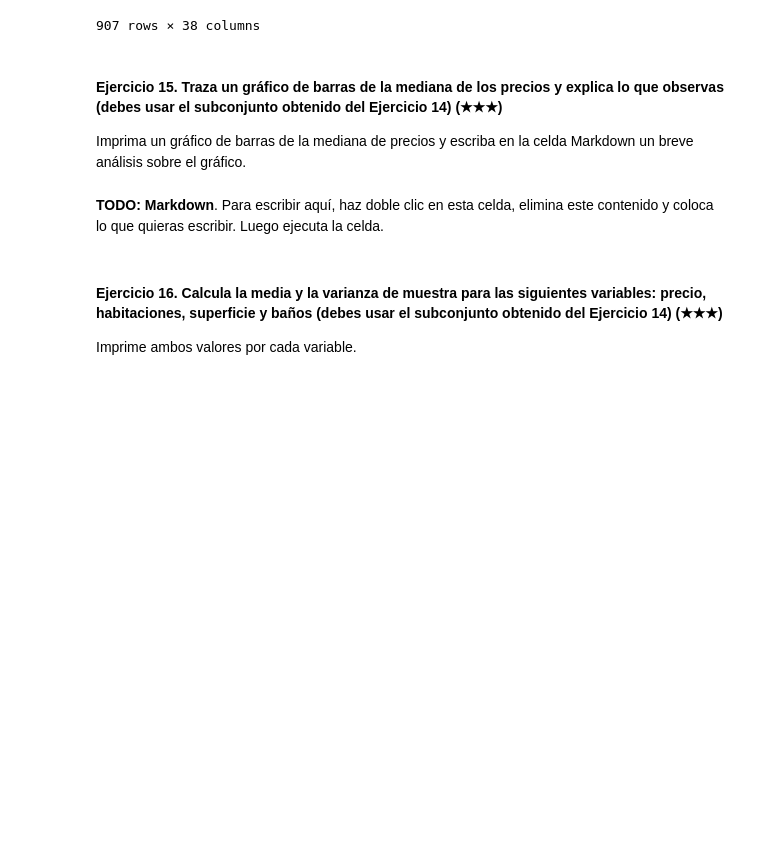
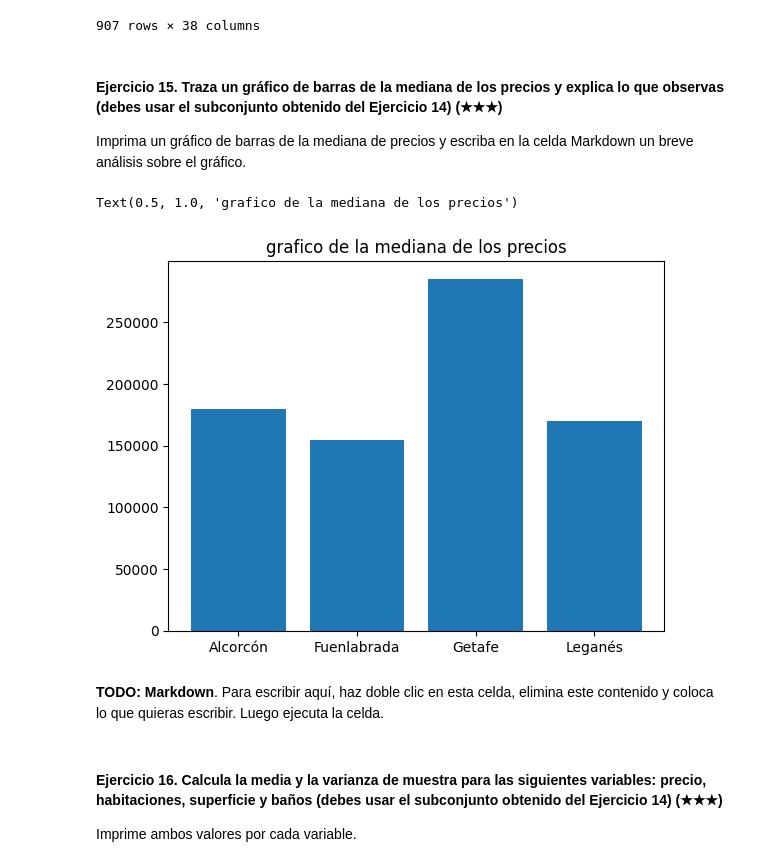
Before and after one commit to monikaguilar/realestate-datacleanup-exercise, a Jupyter notebook: project.es.ipynb, the cells around one changed output. Saved outputs shown, nothing was run; the diff lists cells and outputs as text; code cells hidden in the pictures; blank space fills up the shorter version.

```diff
--- a/project.es.ipynb
+++ b/project.es.ipynb
@@ -312,7 +312,12 @@ cinturonsur
 
 Imprima un gráfico de barras de la mediana de precios y escriba en la celda Markdown un breve análisis sobre el gráfico.
 # %%
-# TODO: Code
+mediana=cinturonsur.groupby("level5")["price"].median()
+plt.bar(mediana.index, mediana)
+plt.title("grafico de la mediana de los precios")
+# %% [output]
+Text(0.5, 1.0, 'grafico de la mediana de los precios')
+[figure, added]
 # %% [markdown]
 **TODO: Markdown**. Para escribir aquí, haz doble clic en esta celda, elimina este contenido y coloca lo que quieras escribir. Luego ejecuta la celda.
 # %% [markdown]
```
Also changed, not shown: parts of 4 cells of this notebook.
